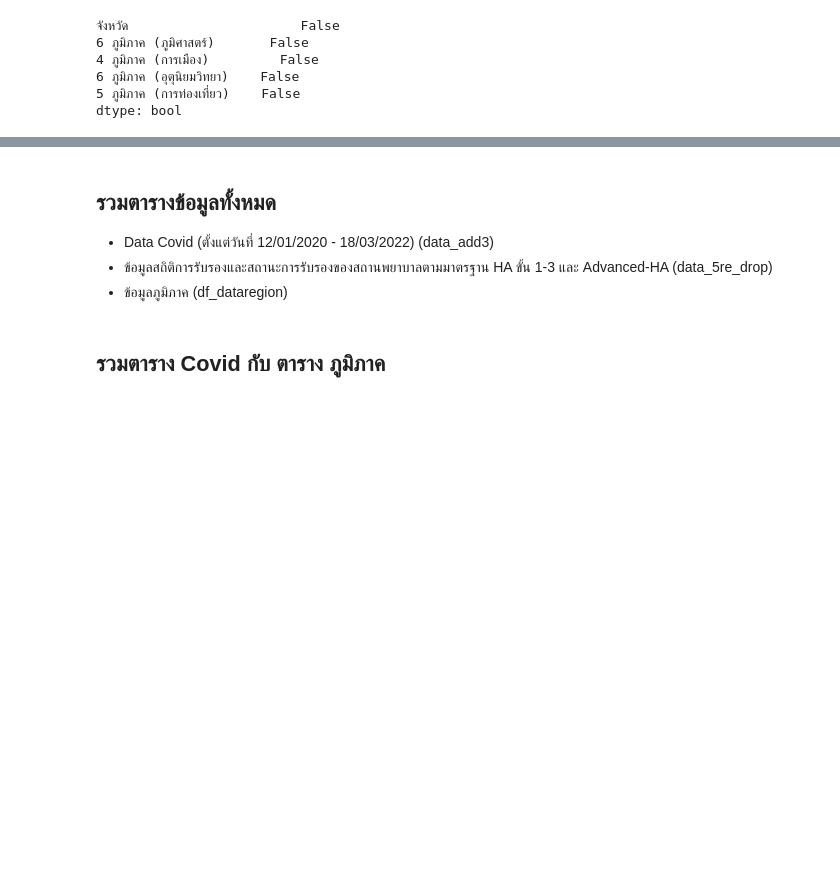
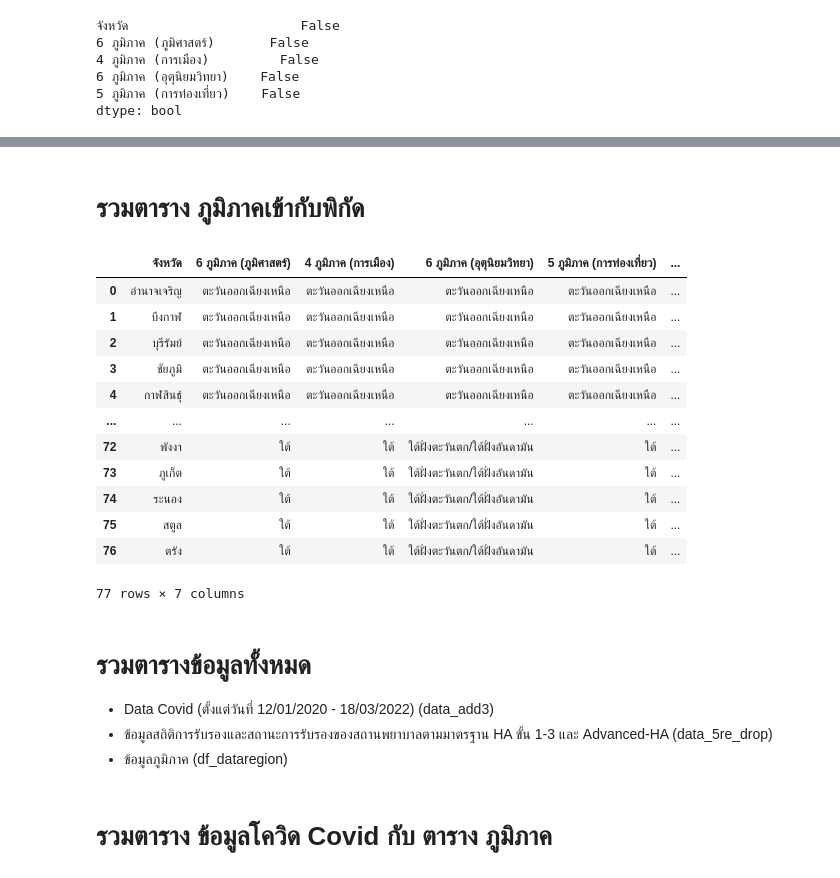
Before and after one commit to Umaporn19/data_viz_2022, a Jupyter notebook: Project_Dataviz.ipynb, the cells around one changed output, grey strips where cells are left out. Saved outputs shown, nothing was run; the diff lists cells and outputs as text; code cells hidden in the pictures; blank space fills up the shorter version.

```diff
--- a/Project_Dataviz.ipynb
+++ b/Project_Dataviz.ipynb
@@ -720,0 +759,3 @@ dtype: bool
+# %%
+th_geojson=geopandas.read_file('/content/drive/MyDrive/DATA_Final_Project/thai.json') #ดึงข้อมูลจากไดร์ฟ ที่ชื่อว่า thai.json จากโฟร์เดอร์ DATA_Final_Project
+th_geojson.head() #แสดงค่า เอาแค่ส่วนด้านบน
@@ -720,0 +805,12 @@ dtype: bool
+# %%
+th_geojson['name'].replace({'Prachuap Khiri Khan':'ประจวบคีรีขันธ์','Kanchanaburi':'กาญจนบุรี','Chon Buri':'ชลบุรี','Trat':'ตราด','Nakhon Pathom':'นครปฐม',
+                                            'Samut Songkhram':'สมุทรสงคราม','Samut Sakhon':'สมุทรสาคร','Uthai Thani':'อุทัยธานี','Bangkok':'กรุงเทพมหานคร','Prachin Buri':'ปราจีนบุรี','Krabi':'กระบี่',
+                                             'Phra Nakhon Si Ayutthaya':'พระนครศรีอยุธยา','Si Sa Ket':'ศรีสะเกษ','Phuket':'ภูเก็ต','Kalasin':'กาฬสินธุ์','Kamphaeng Phet':'กำแพงเพชร','Khon Kaen':'ขอนแก่น','Chai Nat':'ชัยนาท',
+                                            'Chaiyaphum':'ชัยภูมิ','Ratchaburi':'ราชบุรี','Chanthaburi':'จันทรบุรี','Chachoengsao':'ฉะเชิงเทรา','Chumphon':'ชุมพร','Lop Buri':'ลพบุรี','Ubon Ratchathani':'อุบลราชธานี','Trang':'ตรัง','Tak':'ตาก','Sukhothai':'สุโขทัย','Nakhon Ratchasima':'นครราชสีมา','Nakhon Nayok':'นครนายก','Nakhon Phanom':'นครพนม',
+                                            'Nakhon Si Thammarat':'นครศรีธรรมราช','Nakhon Sawan':'นครสวรรค์','Nonthaburi':'นนทบุรี','Narathiwat':'นราธิวาส','Nong Bua Lam Phu':'หนองบัวลำภู','Nan':'น่าน','Samut Prakarn':'สมุทรปราการ','Bueng Kan':'บึงกาฬ','Buri Ram':'บุรีรัมย์',
+                                            'Pathum Thani':'ปทุมธานี','Rayong':'ระยอง','Pattani':'ปัตตานี','Ang Thong':'อ่างทอง','Phitsanulok':'พิษณุโลก','Phayao':'พะเยา','Phang-nga':'พังงา','Phatthalung':'พัทลุง','Phichit':'พิจิตร','Maha Sarakham':'มหาสารคาม','Mukdahan':'มุกดาหาร','Yala':'ยะลา','Yasothon':'ยโสธร',
+                                            'Roi Et':'ร้อยเอ็ด','Ranong':'ระนอง','Lampang':'ลำปาง','Lamphun':'ลำพูน','Sakon Nakhon':'สกลนคร','Songkhla':'สงขลา','Satun':'สตูล','Suphan Buri':'สุพรรณบุรี',
+                                            'Sa kaeo':'สระแก้ว','Saraburi':'สระบุรี','Sing Buri':'สิงห์บุรี','Surat Thani':'สุราษฎร์ธานี',
+                                            'Surin':'สุรินทร์','Nong Khai':'หนองคาย','Amnat Charoen':'อำนาจเจริญ',
+                                            'Udon Thani':'อุดรธานี','Uttaradit':'อุตรดิตถ์','Chiang Rai':'เชียงราย','Chiang Mai':'เชียงใหม่','Phetchaburi':'เพชรบุรี','Phetchabun':'เพชรบูรณ์',
+                                            'Loei':'เลย','Phrae':'แพร่','Mae Hong Son':'แม่ฮ่องสอน'}, inplace=True) #ใช้ replace ใช้การแก้จากจังหวัดเป็นภาษาอังกฤษให้เป็นไทย
@@ -721,10 +853,29 @@ dtype: bool
+# %% [markdown]
+# รวมตาราง ภูมิภาคเข้ากับพิกัด
+# %%
+dataregion_th_geojson = df_dataregion.merge(th_geojson,how='left',left_on='จังหวัด',right_on='name')
+dataregion_th_geojson
+# %% [output]
+|  | จังหวัด | 6 ภูมิภาค (ภูมิศาสตร์) | 4 ภูมิภาค (การเมือง) | 6 ภูมิภาค (อุตุนิยมวิทยา) | 5 ภูมิภาค (การท่องเที่ยว) | ... |
+| 0 | อำนาจเจริญ | ตะวันออกเฉียงเหนือ | ตะวันออกเฉียงเหนือ | ตะวันออกเฉียงเหนือ | ตะวันออกเฉียงเหนือ | ... |
+| 1 | บึงกาฬ | ตะวันออกเฉียงเหนือ | ตะวันออกเฉียงเหนือ | ตะวันออกเฉียงเหนือ | ตะวันออกเฉียงเหนือ | ... |
+| 2 | บุรีรัมย์ | ตะวันออกเฉียงเหนือ | ตะวันออกเฉียงเหนือ | ตะวันออกเฉียงเหนือ | ตะวันออกเฉียงเหนือ | ... |
+| 3 | ชัยภูมิ | ตะวันออกเฉียงเหนือ | ตะวันออกเฉียงเหนือ | ตะวันออกเฉียงเหนือ | ตะวันออกเฉียงเหนือ | ... |
+| 4 | กาฬสินธุ์ | ตะวันออกเฉียงเหนือ | ตะวันออกเฉียงเหนือ | ตะวันออกเฉียงเหนือ | ตะวันออกเฉียงเหนือ | ... |
+| ... | ... | ... | ... | ... | ... | ... |
+| 72 | พังงา | ใต้ | ใต้ | ใต้ฝั่งตะวันตก/ใต้ฝั่งอันดามัน | ใต้ | ... |
+| 73 | ภูเก็ต | ใต้ | ใต้ | ใต้ฝั่งตะวันตก/ใต้ฝั่งอันดามัน | ใต้ | ... |
+| 74 | ระนอง | ใต้ | ใต้ | ใต้ฝั่งตะวันตก/ใต้ฝั่งอันดามัน | ใต้ | ... |
+| 75 | สตูล | ใต้ | ใต้ | ใต้ฝั่งตะวันตก/ใต้ฝั่งอันดามัน | ใต้ | ... |
+| 76 | ตรัง | ใต้ | ใต้ | ใต้ฝั่งตะวันตก/ใต้ฝั่งอันดามัน | ใต้ | ... |
+77 rows × 7 columns
 # %% [markdown]
-## รวมตารางข้อมูลทั้งหมด
+# รวมตารางข้อมูลทั้งหมด
 
 
 * Data Covid (ตั้งแต่วันที่ 12/01/2020 - 18/03/2022)  (data_add3)
 * ข้อมูลสถิติการรับรองและสถานะการรับรองของสถานพยาบาลตามมาตรฐาน HA ขั้น 1-3 และ Advanced-HA  (data_5re_drop)
 * ข้อมูลภูมิภาค (df_dataregion)
 # %% [markdown]
-## รวมตาราง Covid กับ ตาราง ภูมิภาค
+# รวมตาราง ข้อมูลโควิด Covid กับ ตาราง ภูมิภาค
 # %%
```
Also changed, not shown: parts of 67 cells of this notebook.
